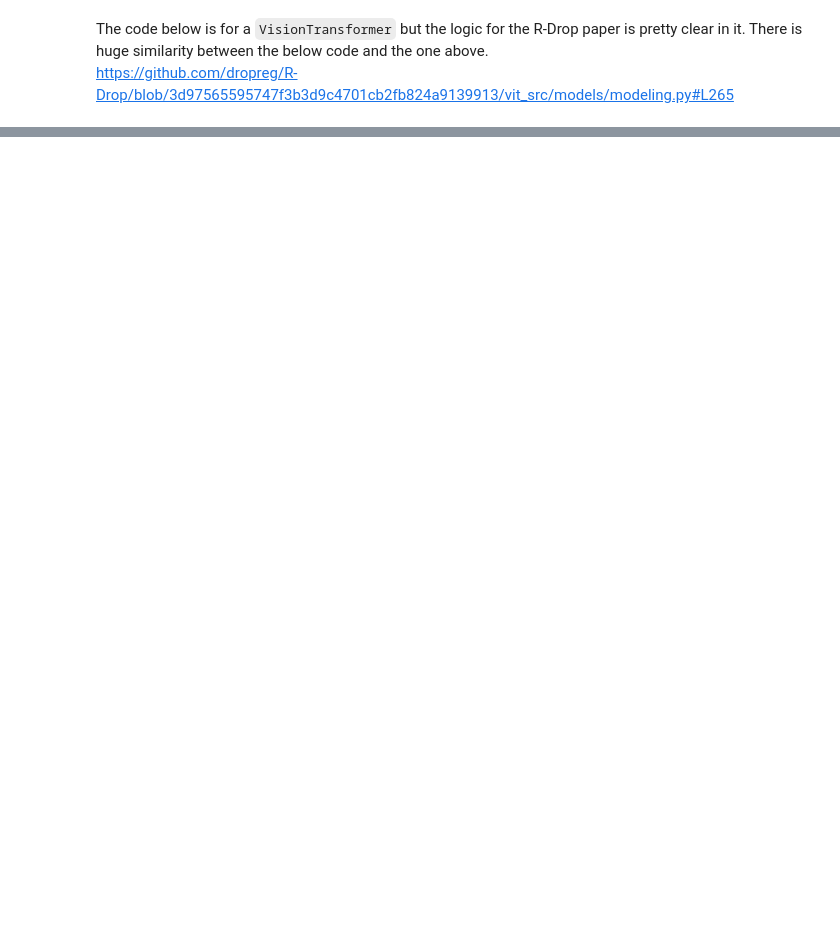
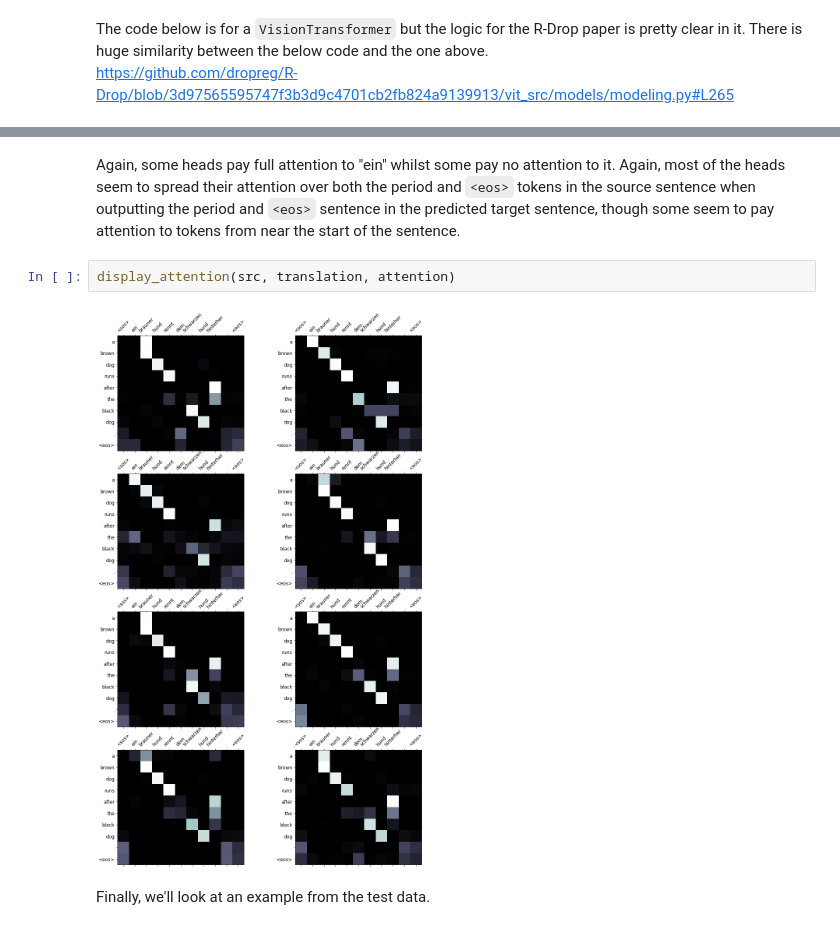
Before and after one commit to nickmnt/data, a Jupyter notebook: pytorch/implementations/R_Drop.ipynb, the cells around one changed output, grey strips where cells are left out. Saved outputs shown, nothing was run; the diff lists cells and outputs as text; blank space fills up the shorter version.

```diff
--- a/pytorch/implementations/R_Drop.ipynb
+++ b/pytorch/implementations/R_Drop.ipynb
@@ -73,0 +970,8 @@ def forward(self, x, labels=None):
+# %% [markdown]
+Again, some heads pay full attention to "ein" whilst some pay no attention to it. Again, most of the heads seem to spread their attention over both the period and `<eos>` tokens in the source sentence when outputting the period and `<eos>` sentence in the predicted target sentence, though some seem to pay attention to tokens from near the start of the sentence.
+# %%
+display_attention(src, translation, attention)
+# %% [output]
+[figure, added]
+# %% [markdown]
+Finally, we'll look at an example from the test data.
```
Also changed, not shown: parts of 79 cells of this notebook.
